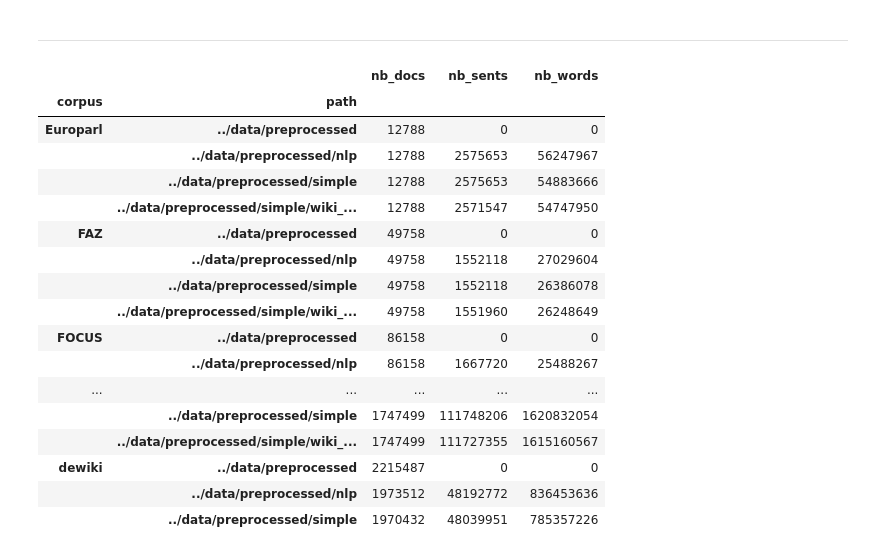
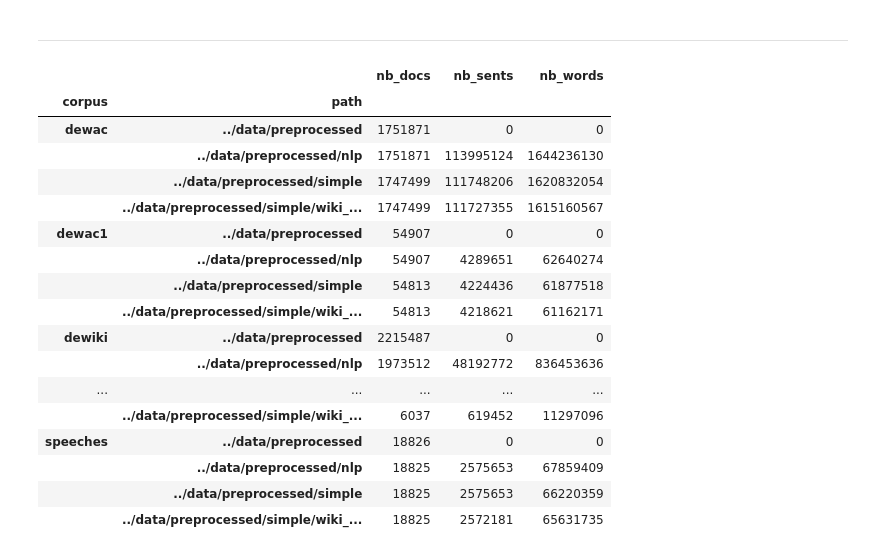
Before and after one commit to andifunke/topic-labeling, a Jupyter notebook: overview_stats.ipynb, the cells around one changed output. Saved outputs shown, nothing was run; the diff lists cells and outputs as text; code cells hidden in the pictures.

```diff
--- a/overview_stats.ipynb
+++ b/overview_stats.ipynb
@@ -1,10 +1,14 @@
 # %%
 from os import listdir
 from os.path import isfile, isdir, join
-from constants import ETL_PATH, NLP_PATH, SMPL_PATH
+import warnings
+from constants import ETL_PATH, NLP_PATH, SMPL_PATH, META, DATA
 import pandas as pd
 import gc
 import re
 import numpy as np
 import json
-pd.options.display.max_rows = 2001
+from utils import load
+
+warnings.simplefilter(action='ignore', category=FutureWarning)
+pd.options.display.max_rows = 201
@@ -13,7 +235,7 @@ ignore = ['good', 'categories', 'hashmap', 'links', 'meta', 'phrases', 'sample',
 re_ignore = r'.*?(' + '|'.join(ignore) + r').*?'
 ignore_pattern = re.compile(re_ignore)
 
-datasets = ['Europarl', 'FAZ_combined', 'FOCUS_cleansed', 'OnlineParticipation', 'PoliticalSpeeches', 'dewiki', 'dewac']
+datasets = ['Europarl', 'FAZ', 'FOCUS', 'OnlineParticipation', 'PoliticalSpeeches', 'dewiki', 'dewac']
 re_include = r'^(' + '|'.join(datasets) + r').*'
 include_pattern = re.compile(re_include)
 # %%
@@ -121,3 +429,26 @@ for name in sorted(files, key=lambda x: x.lower()):
 
 with open(join(ETL_PATH, 'stats_wiki_phrases.json'), 'w') as fp:
     json.dump(stats, fp, ensure_ascii=False)
+# %%
+# adding combined and corpus sample for the PHRASE pipeline
+# !!! run this only ONCE !!!
+
+with open(join(ETL_PATH, 'stats_wiki_phrases.json'), 'r') as fp:
+    stats = json.load(fp)
+
+path = join(SMPL_PATH, 'wiki_phrases')
+dsets = ['dewac1', 'news', 'speeches']
+
+for dataset in dsets:
+    gc.collect()
+    df = load(dataset, 'wiki_phrases')
+    doc_stats = (dataset, path, len(np.unique(df.hash.values)), len(np.unique(df.sent_idx.values)), len(df), int(df.hash.iloc[0]), df.token.iloc[0])
+    print(doc_stats)
+    stats.append(doc_stats)
+    gc.collect()
+
+for stat in stats:
+    stat[0] = stat[0].replace('_combined', '').replace('_cleansed', '')
+
+with open(join(ETL_PATH, 'stats_wiki_phrases.json'), 'w') as fp:
+    json.dump(stats, fp, ensure_ascii=False)
@@ -126,35 +464,37 @@ with open(join(ETL_PATH, 'stats_wiki_phrases.json'), 'w') as fp:
 # %%
 # aggregating statistics
 path = ETL_PATH
 files = sorted([f for f in listdir(path) if re.match(r'stats.*?json$', f)])
 stats = []
 for name in files:
     full_path = join(path, name)
     with open(join(ETL_PATH, name), 'r') as fp:
         stats += json.load(fp)
 
 df = pd.DataFrame.from_records(stats, columns=['file', 'path', 'nb_docs', 'nb_sents', 'nb_words', 'doc_hash', 'first_token'])
 df['corpus'] = df.file.map(lambda x: re.split(r'[_./]', x)[0])
 dfx = df.groupby(['corpus', 'path']).sum().drop('doc_hash', axis=1)
 dfx[['nb_docs', 'nb_sents', 'nb_words']] = dfx[['nb_docs', 'nb_sents', 'nb_words']].astype('int64')
+dfx.index = dfx.index.set_levels([s.lower() for s in dfx.index.levels[0]], level='corpus')
+dfx = dfx.sort_index()
 dfx.to_csv(join(ETL_PATH, 'stats.csv'))
 dfx
 # %% [output]
 |  |  | nb_docs | nb_sents | nb_words |
 | corpus | path |  |  |  |
-| Europarl | ../data/preprocessed | 12788 | 0 | 0 |
-|  | ../data/preprocessed/nlp | 12788 | 2575653 | 56247967 |
-|  | ../data/preprocessed/simple | 12788 | 2575653 | 54883666 |
-|  | ../data/preprocessed/simple/wiki_... | 12788 | 2571547 | 54747950 |
-| FAZ | ../data/preprocessed | 49758 | 0 | 0 |
-|  | ../data/preprocessed/nlp | 49758 | 1552118 | 27029604 |
-|  | ../data/preprocessed/simple | 49758 | 1552118 | 26386078 |
-|  | ../data/preprocessed/simple/wiki_... | 49758 | 1551960 | 26248649 |
-| FOCUS | ../data/preprocessed | 86158 | 0 | 0 |
-|  | ../data/preprocessed/nlp | 86158 | 1667720 | 25488267 |
-| ... | ... | ... | ... | ... |
+| dewac | ../data/preprocessed | 1751871 | 0 | 0 |
+|  | ../data/preprocessed/nlp | 1751871 | 113995124 | 1644236130 |
 |  | ../data/preprocessed/simple | 1747499 | 111748206 | 1620832054 |
 |  | ../data/preprocessed/simple/wiki_... | 1747499 | 111727355 | 1615160567 |
+| dewac1 | ../data/preprocessed | 54907 | 0 | 0 |
+|  | ../data/preprocessed/nlp | 54907 | 4289651 | 62640274 |
+|  | ../data/preprocessed/simple | 54813 | 4224436 | 61877518 |
+|  | ../data/preprocessed/simple/wiki_... | 54813 | 4218621 | 61162171 |
 | dewiki | ../data/preprocessed | 2215487 | 0 | 0 |
 |  | ../data/preprocessed/nlp | 1973512 | 48192772 | 836453636 |
-|  | ../data/preprocessed/simple | 1970432 | 48039951 | 785357226 |
+| ... | ... | ... | ... | ... |
+|  | ../data/preprocessed/simple/wiki_... | 6037 | 619452 | 11297096 |
+| speeches | ../data/preprocessed | 18826 | 0 | 0 |
+|  | ../data/preprocessed/nlp | 18825 | 2575653 | 67859409 |
+|  | ../data/preprocessed/simple | 18825 | 2575653 | 66220359 |
+|  | ../data/preprocessed/simple/wiki_... | 18825 | 2572181 | 65631735 |
```
Also changed, not shown: parts of 20 cells of this notebook, 5 other files.
